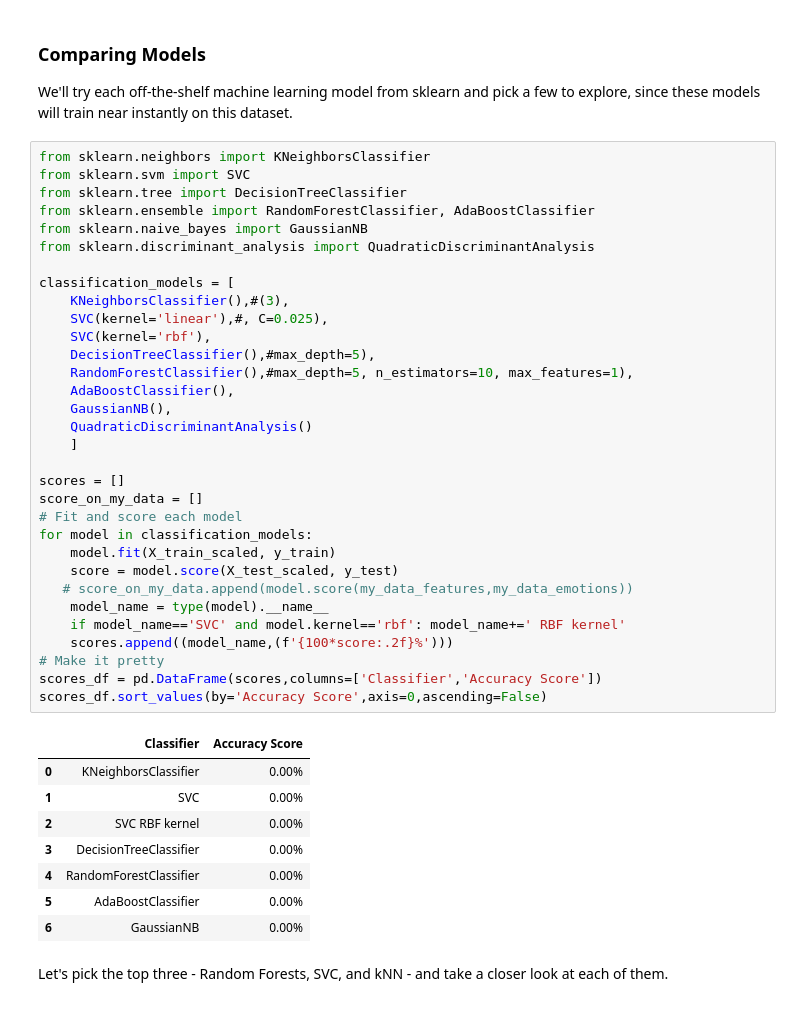
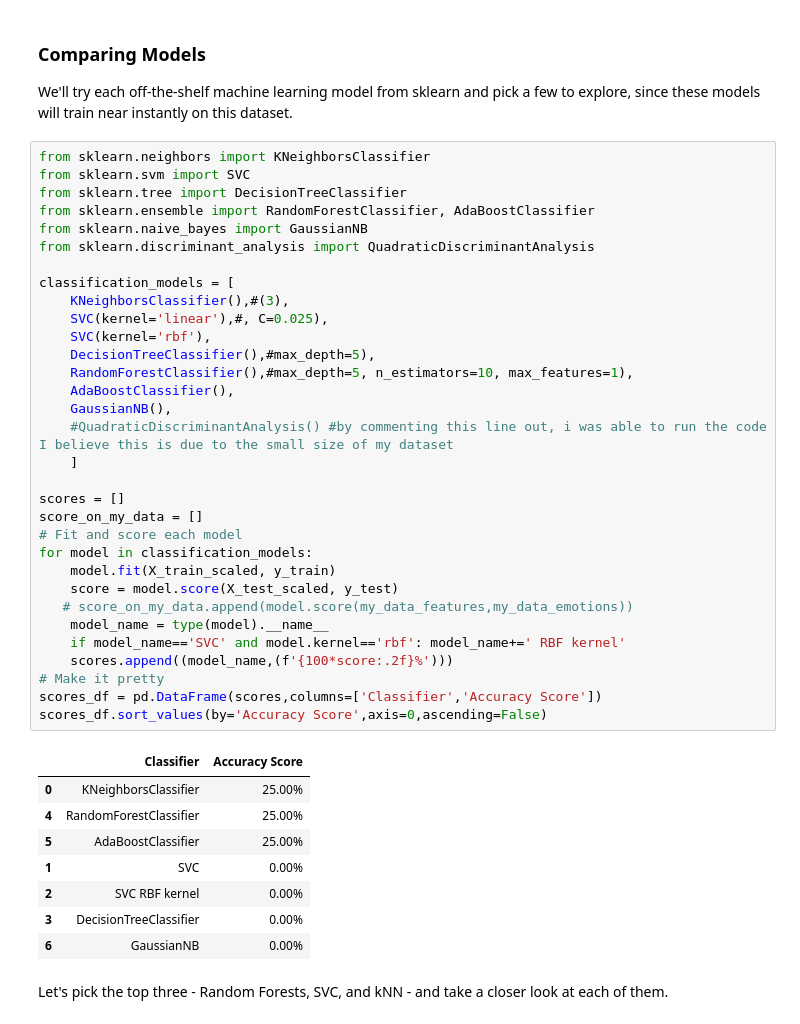
Before and after one commit to skittermonster/Week3-ClassicML, a Jupyter notebook: Week_3_MachineLearning.ipynb, the cells around one changed output. Cells and saved outputs as stored; diff of their text form.

```diff
--- a/Week_3_MachineLearning.ipynb
+++ b/Week_3_MachineLearning.ipynb
@@ -470,40 +461,40 @@ from sklearn.svm import SVC
 from sklearn.tree import DecisionTreeClassifier
 from sklearn.ensemble import RandomForestClassifier, AdaBoostClassifier
 from sklearn.naive_bayes import GaussianNB
 from sklearn.discriminant_analysis import QuadraticDiscriminantAnalysis
 
 classification_models = [
     KNeighborsClassifier(),#(3),
     SVC(kernel='linear'),#, C=0.025),
     SVC(kernel='rbf'),
     DecisionTreeClassifier(),#max_depth=5),
     RandomForestClassifier(),#max_depth=5, n_estimators=10, max_features=1),
     AdaBoostClassifier(),
     GaussianNB(),
-    QuadraticDiscriminantAnalysis()
+    #QuadraticDiscriminantAnalysis() #by commenting this line out, i was able to run the code I believe this is due to the small size of my dataset
     ]
 
 scores = []
 score_on_my_data = []
 # Fit and score each model
 for model in classification_models:
     model.fit(X_train_scaled, y_train)
     score = model.score(X_test_scaled, y_test)
    # score_on_my_data.append(model.score(my_data_features,my_data_emotions))
     model_name = type(model).__name__
     if model_name=='SVC' and model.kernel=='rbf': model_name+=' RBF kernel'
     scores.append((model_name,(f'{100*score:.2f}%')))
 # Make it pretty
 scores_df = pd.DataFrame(scores,columns=['Classifier','Accuracy Score'])
 scores_df.sort_values(by='Accuracy Score',axis=0,ascending=False)
 # %% [output]
 |  | Classifier | Accuracy Score |
-| 0 | KNeighborsClassifier | 0.00% |
+| 0 | KNeighborsClassifier | 25.00% |
+| 4 | RandomForestClassifier | 25.00% |
+| 5 | AdaBoostClassifier | 25.00% |
 | 1 | SVC | 0.00% |
 | 2 | SVC RBF kernel | 0.00% |
 | 3 | DecisionTreeClassifier | 0.00% |
-| 4 | RandomForestClassifier | 0.00% |
-| 5 | AdaBoostClassifier | 0.00% |
 | 6 | GaussianNB | 0.00% |
 # %% [markdown]
 Let's pick the top three - Random Forests, SVC, and kNN - and take a closer look at each of them.
```
Also changed, not shown: parts of 10 cells of this notebook.
